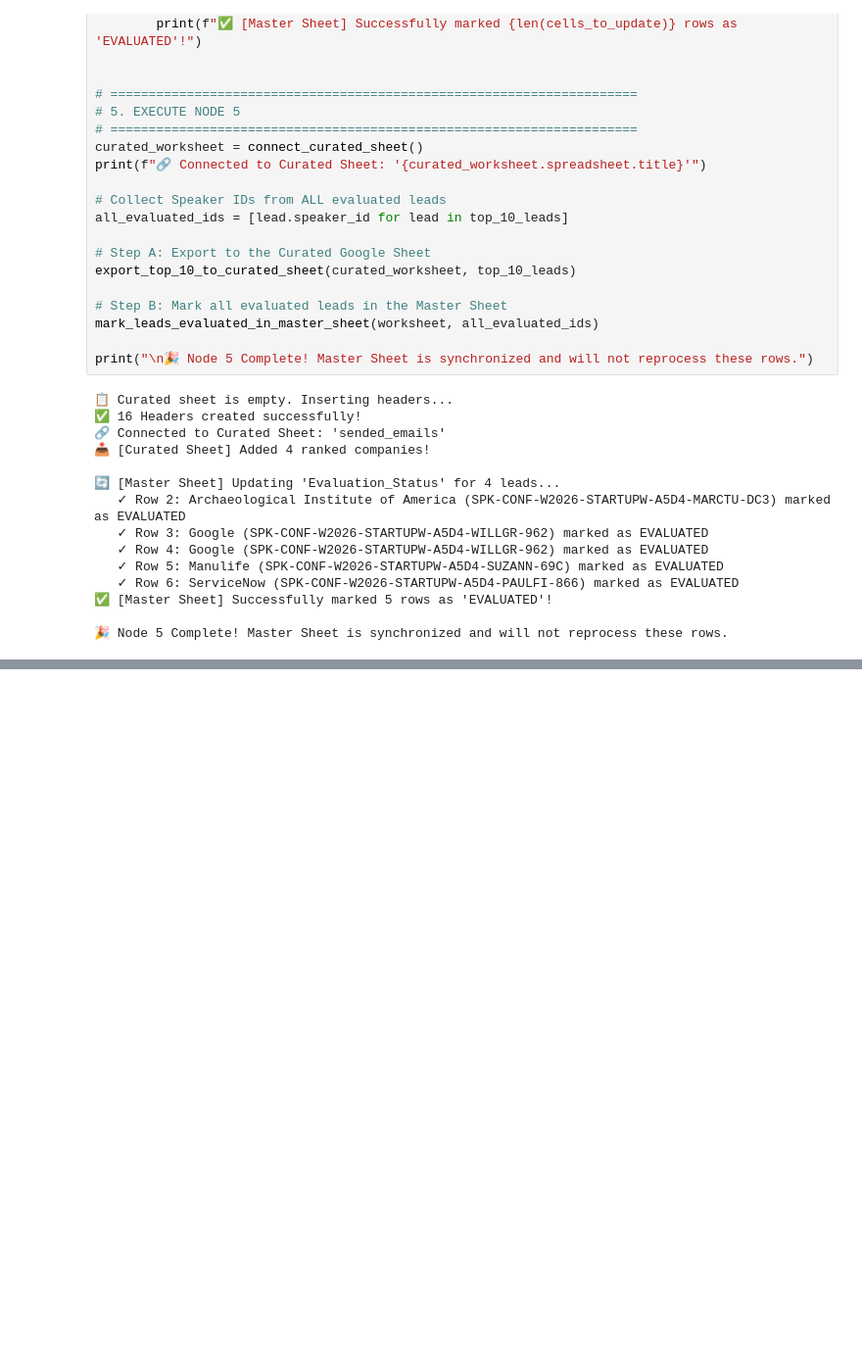
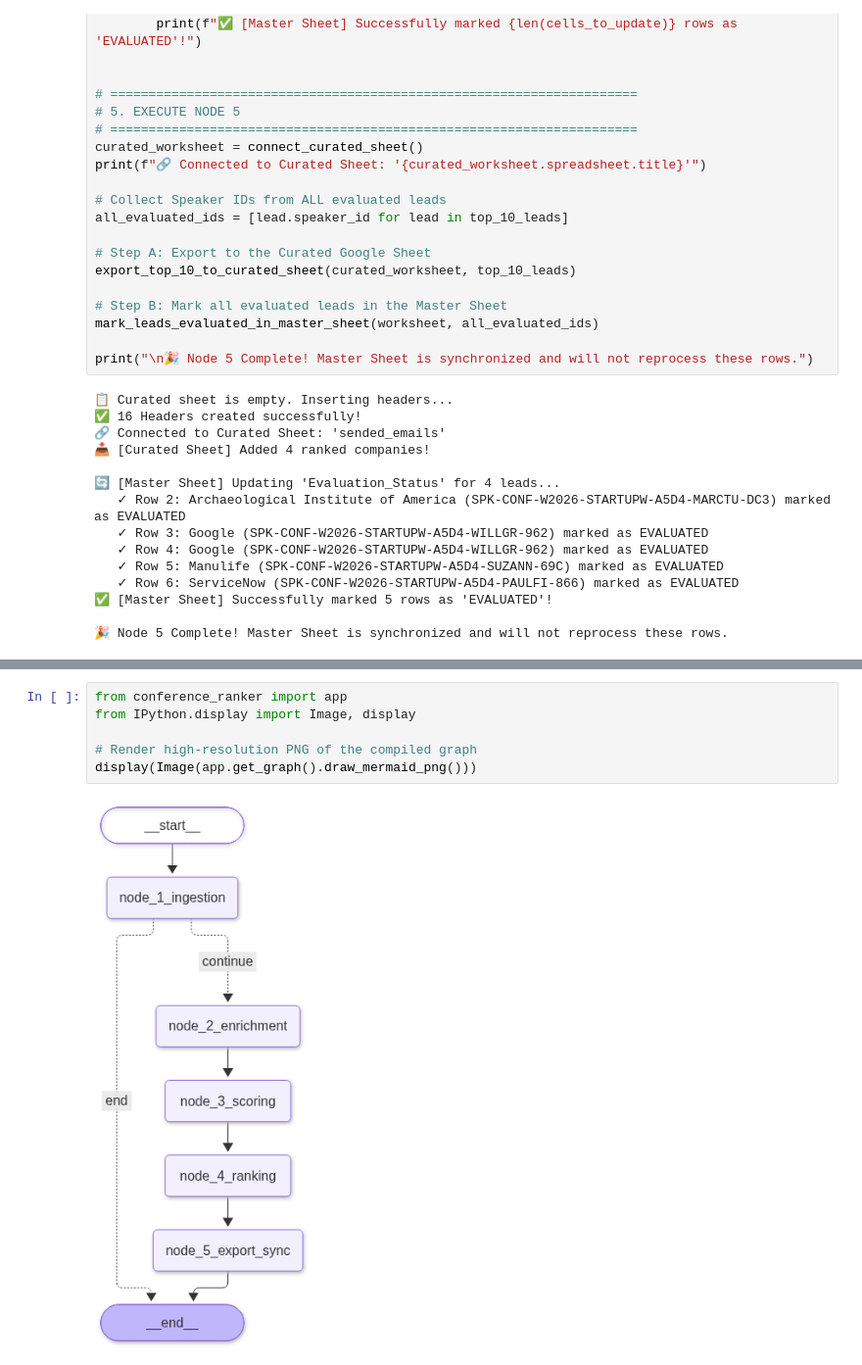
Before and after one commit to Jeeva-6305/conference-agent-adople, a Jupyter notebook: final.ipynb, the cells around one changed output, grey strips where cells are left out. Shown at 98% size. Drawn from its saved outputs; the diff is of its cells as text; blank space fills up the shorter version.

```diff
--- a/final.ipynb
+++ b/final.ipynb
@@ -921,0 +1789,8 @@ print("\n🎉 Node 5 Complete! Master Sheet is synchronized and will not reproce
+# %%
+from conference_ranker import app
+from IPython.display import Image, display
+
+# Render high-resolution PNG of the compiled graph
+display(Image(app.get_graph().draw_mermaid_png()))
+# %% [output]
+[figure, added]
```
Also changed, not shown: parts of 1 cell of this notebook, 4 other files.
